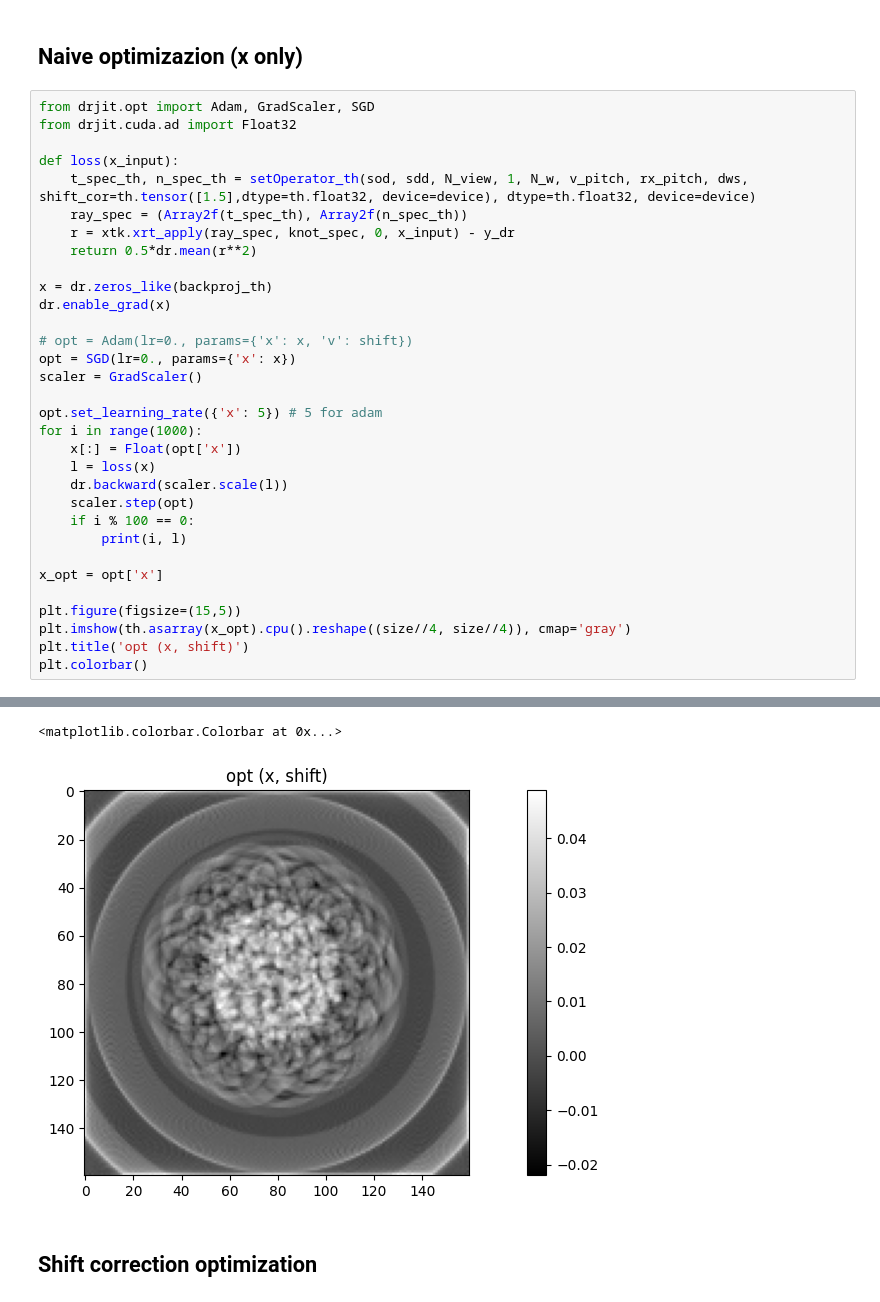
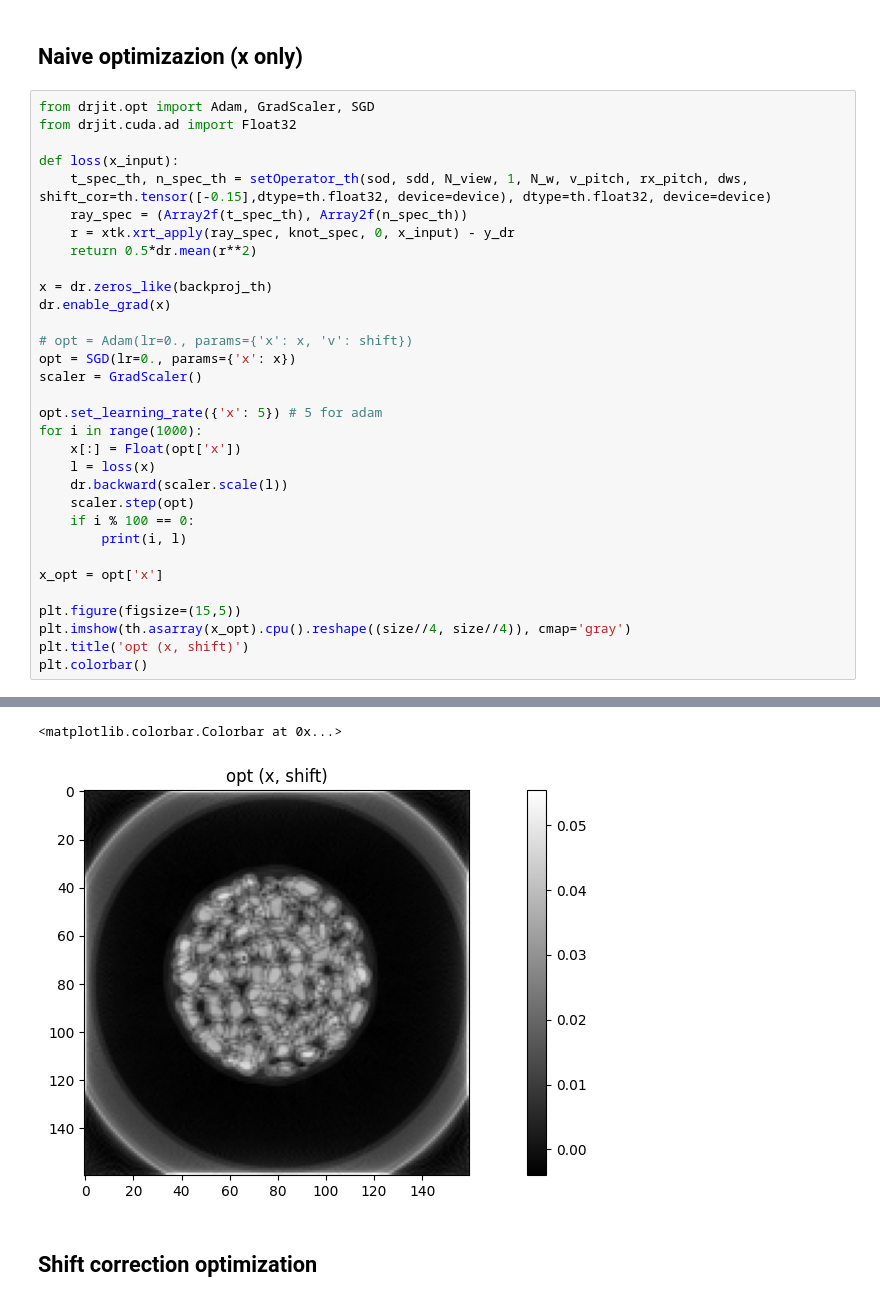
Before and after one commit to SepandKashani/xrt_toolkit, a Jupyter notebook: src/calibration.ipynb, the cells around one changed output, grey strips where cells are left out. Saved outputs shown, nothing was run; the diff lists cells and outputs as text.

```diff
--- a/src/calibration.ipynb
+++ b/src/calibration.ipynb
@@ -474,7 +474,7 @@ from drjit.opt import Adam, GradScaler, SGD
 from drjit.cuda.ad import Float32
 
 def loss(x_input):
-    t_spec_th, n_spec_th = setOperator_th(sod, sdd, N_view, 1, N_w, v_pitch, rx_pitch, dws, shift_cor=th.tensor([1.5],dtype=th.float32, device=device), dtype=th.float32, device=device)
+    t_spec_th, n_spec_th = setOperator_th(sod, sdd, N_view, 1, N_w, v_pitch, rx_pitch, dws, shift_cor=th.tensor([-0.15],dtype=th.float32, device=device), dtype=th.float32, device=device)
     ray_spec = (Array2f(t_spec_th), Array2f(n_spec_th))
     r = xtk.xrt_apply(ray_spec, knot_spec, 0, x_input) - y_dr
     return 0.5*dr.mean(r**2)
@@ -515,5 +515,5 @@ plt.colorbar()
 <matplotlib.colorbar.Colorbar at 0x...>
-[figure, old version]
+[figure, new version]
 # %% [markdown]
 ## Shift correction optimization
 # %%
```
Also changed, not shown: parts of 1 cell of this notebook.
